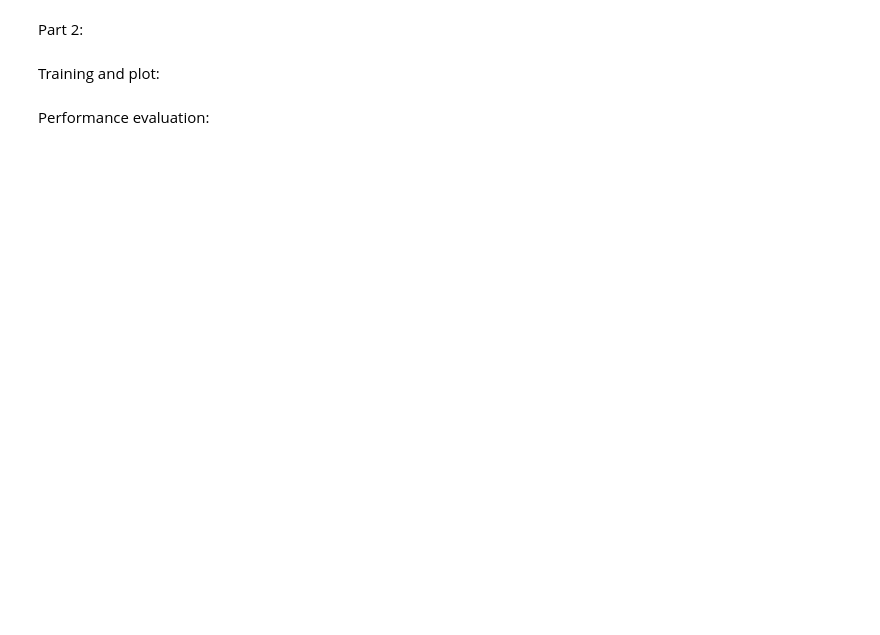
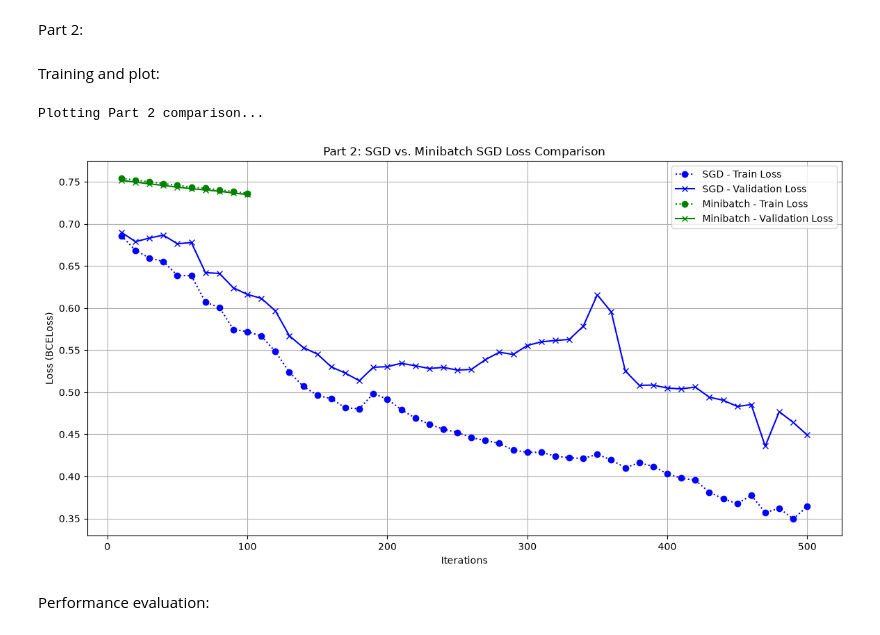
Before and after one commit to KabirArora7/Machine-Learning, a Jupyter notebook: Assignments/Assignment-3/Assignment 3.ipynb, the cells around one changed output. Saved outputs shown, nothing was run; the diff lists cells and outputs as text; code cells hidden in the pictures; blank space fills up the shorter version.

Commit message:
Do Part 2

```diff
--- a/Assignments/Assignment-3/Assignment 3.ipynb
+++ b/Assignments/Assignment-3/Assignment 3.ipynb
@@ -393,37 +460,52 @@ def train_with_minibatch(model, criterion, optimizer, X_train, y_train, X_val, y
 Training and plot:
 # %%
 # --- Hyperparameters for Part 2 ---
-LEARNING_RATE_MB =
-NUM_ITERATIONS_MB =
-BATCH_SIZE =
-CHECK_EVERY_MB =
+LEARNING_RATE_MB = 0.001
+NUM_ITERATIONS_MB =100
+BATCH_SIZE = 20
+CHECK_EVERY_MB = 10
 
 # --- Model Initialization ---
 
 #CODE HERE
+mini_sgd_nn = NeuralNetwork(input_features)
+
 
 # --- Run Minibatch Training ---
 
+
+
 #CODE HERE
+
+optimizer_mb = torch.optim.SGD(
+    mini_sgd_nn.parameters(),
+    lr=LEARNING_RATE_MB
+)
+
+train_losses_mb, val_losses_mb, iterations_mb, model = train_with_minibatch(mini_sgd_nn, criterion, optimizer_mb, X_train, y_train, X_val, y_val,
+                         num_iterations=NUM_ITERATIONS_MB, batch_size=BATCH_SIZE, check_every=CHECK_EVERY_MB)
 
 # --- Plotting Comparison ---
 print("Plotting Part 2 comparison...")
 plt.figure(figsize=(14, 7))
 
 # SGD (Part 1)
 plt.plot(iterations_sgd, train_losses_sgd, label='SGD - Train Loss', linestyle=':', color='blue', marker='o')
 plt.plot(iterations_sgd, val_losses_sgd, label='SGD - Validation Loss', linestyle='-', color='blue', marker='x')
 
 # Minibatch (Part 2)
 plt.plot(iterations_mb, train_losses_mb, label='Minibatch - Train Loss', linestyle=':', color='green', marker='o')
 plt.plot(iterations_mb, val_losses_mb, label='Minibatch - Validation Loss', linestyle='-', color='green', marker='x')
 
 plt.title('Part 2: SGD vs. Minibatch SGD Loss Comparison')
 plt.xlabel('Iterations')
 plt.ylabel('Loss (BCELoss)')
 plt.legend()
 plt.grid(True)
 plt.show()
+# %% [output]
+Plotting Part 2 comparison...
+[figure, added]
 # %% [markdown]
 Performance evaluation:
 # %%
```
Also changed, not shown: parts of 8 cells of this notebook.
